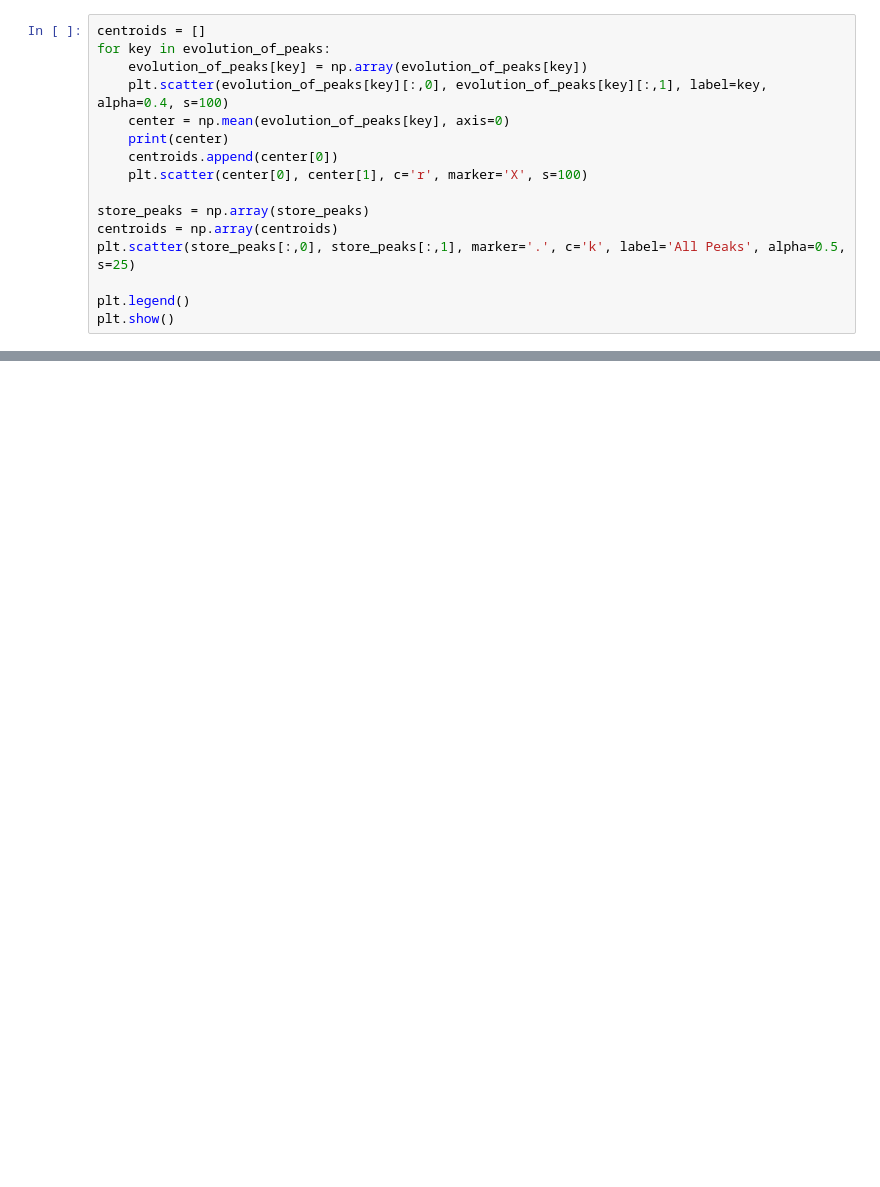
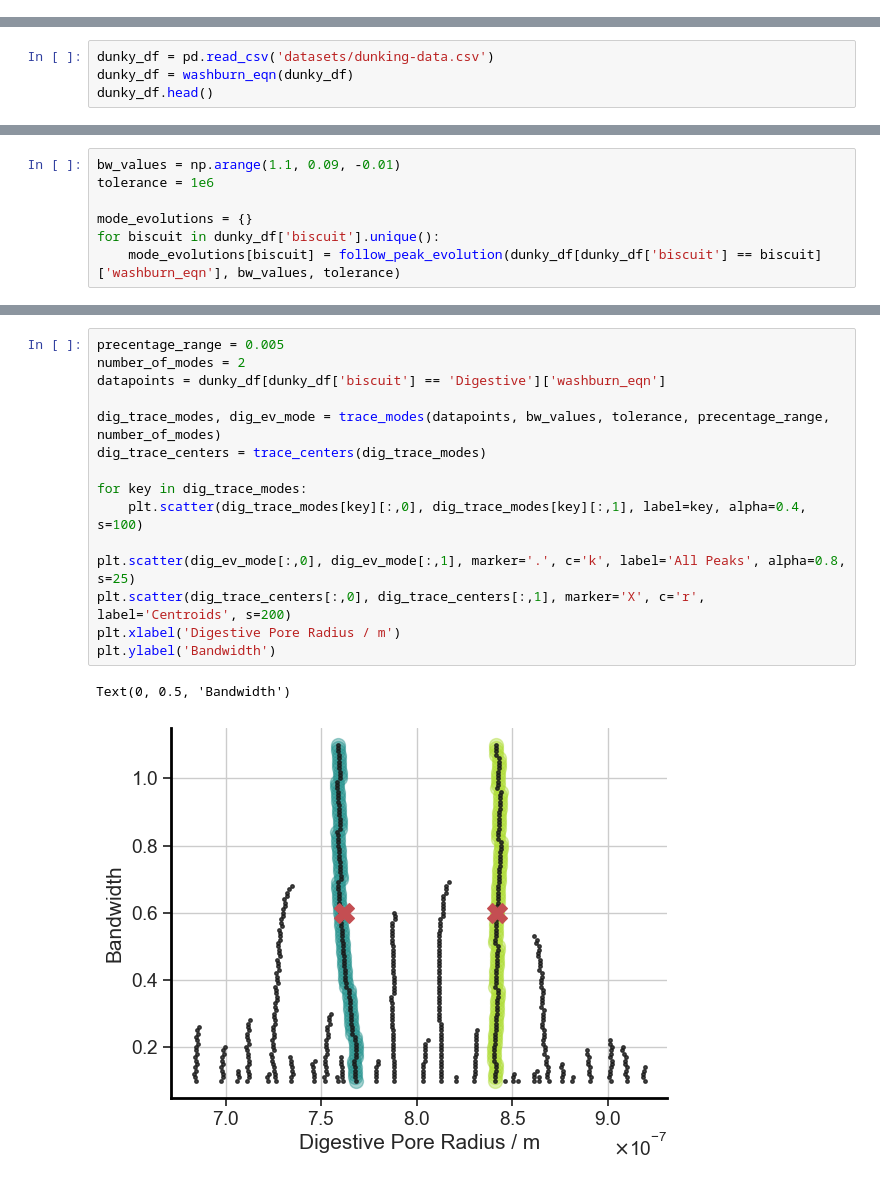
Before and after one commit to RedHorizonss/DunkingBiscuits, a Jupyter notebook: BI.ipynb, the cells around one changed output, grey strips where cells are left out. Saved outputs shown, nothing was run; the diff lists cells and outputs as text; blank space fills up the shorter version.

```diff
--- a/BI.ipynb
+++ b/BI.ipynb
@@ -137,16 +0,0 @@ evolution_of_peaks, store_peaks = mode_trace_func(number_of_modes, bw_values, da
-# %%
-centroids = []
-for key in evolution_of_peaks:
-    evolution_of_peaks[key] = np.array(evolution_of_peaks[key])
-    plt.scatter(evolution_of_peaks[key][:,0], evolution_of_peaks[key][:,1], label=key, alpha=0.4, s=100)
-    center = np.mean(evolution_of_peaks[key], axis=0)
-    print(center)
-    centroids.append(center[0])
-    plt.scatter(center[0], center[1], c='r', marker='X', s=100)
-
-store_peaks = np.array(store_peaks)
-centroids = np.array(centroids)
-plt.scatter(store_peaks[:,0], store_peaks[:,1], marker='.', c='k', label='All Peaks', alpha=0.5, s=25)
-
-plt.legend()
-plt.show()
@@ -234,0 +7,4 @@ hobnob_df.groupby('assigned_centroids')['phi'].describe()
+# %%
+dunky_df = pd.read_csv('datasets/dunking-data.csv')
+dunky_df = washburn_eqn(dunky_df)
+dunky_df.head()
@@ -234,0 +45,7 @@ hobnob_df.groupby('assigned_centroids')['phi'].describe()
+# %%
+bw_values = np.arange(1.1, 0.09, -0.01)
+tolerance = 1e6
+
+mode_evolutions = {}
+for biscuit in dunky_df['biscuit'].unique():
+    mode_evolutions[biscuit] = follow_peak_evolution(dunky_df[dunky_df['biscuit'] == biscuit]['washburn_eqn'], bw_values, tolerance)
@@ -234,0 +77,18 @@ hobnob_df.groupby('assigned_centroids')['phi'].describe()
+# %%
+precentage_range = 0.005
+number_of_modes = 2
+datapoints = dunky_df[dunky_df['biscuit'] == 'Digestive']['washburn_eqn']
+
+dig_trace_modes, dig_ev_mode = trace_modes(datapoints, bw_values, tolerance, precentage_range, number_of_modes)
+dig_trace_centers = trace_centers(dig_trace_modes)
+
+for key in dig_trace_modes:
+    plt.scatter(dig_trace_modes[key][:,0], dig_trace_modes[key][:,1], label=key, alpha=0.4, s=100)
+
+plt.scatter(dig_ev_mode[:,0], dig_ev_mode[:,1], marker='.', c='k', label='All Peaks', alpha=0.8, s=25)
+plt.scatter(dig_trace_centers[:,0], dig_trace_centers[:,1], marker='X', c='r', label='Centroids', s=200)
+plt.xlabel('Digestive Pore Radius / m')
+plt.ylabel('Bandwidth')
+# %% [output]
+Text(0, 0.5, 'Bandwidth')
+[figure, added]
```
Also changed, not shown: parts of 40 cells of this notebook, 2 other files.
